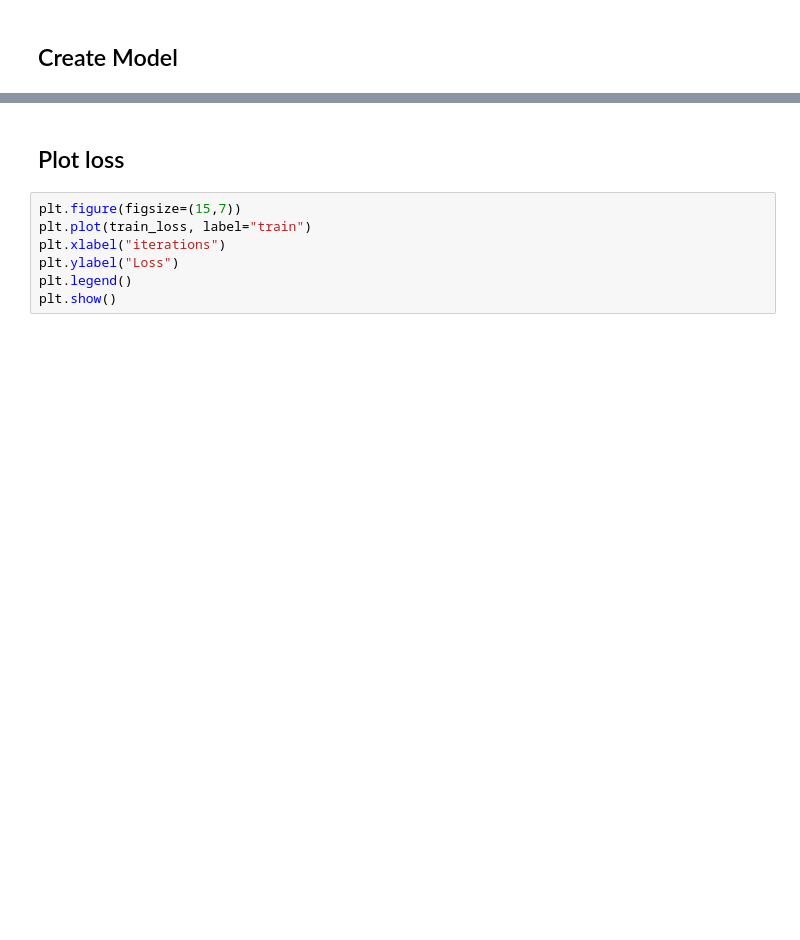
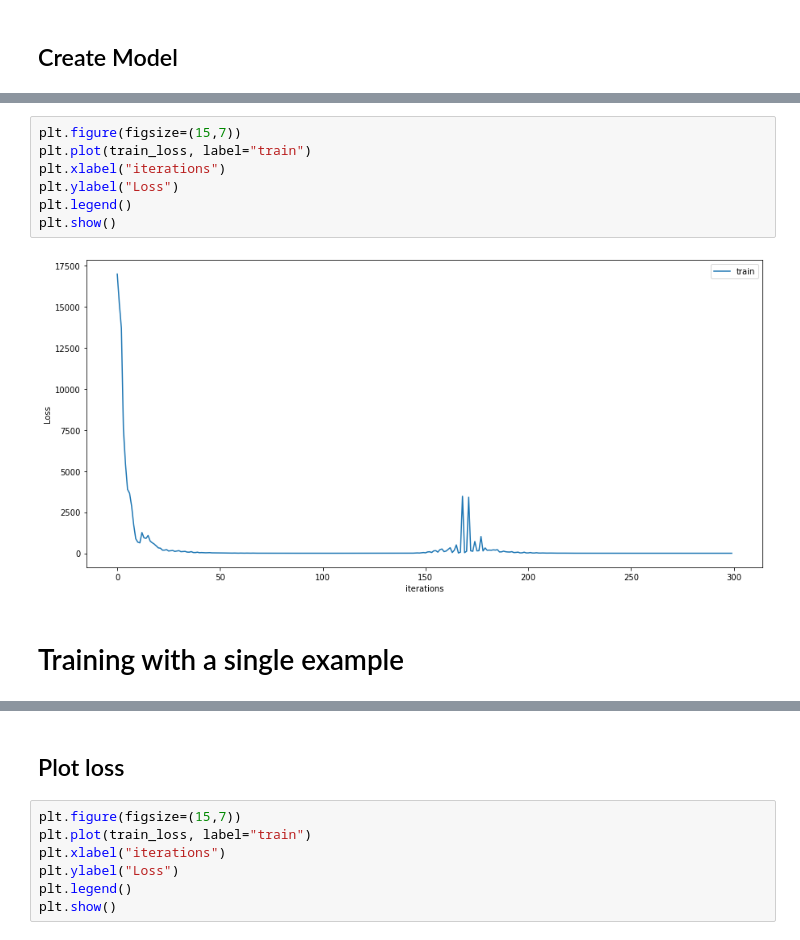
Before and after one commit to nikolanastev/keypoint_detection, a Jupyter notebook: src/baseline.ipynb, the cells around one changed output, grey strips where cells are left out. Drawn from its saved outputs; the diff is of its cells as text; blank space fills up the shorter version.

```diff
--- a/src/baseline.ipynb
+++ b/src/baseline.ipynb
@@ -127,0 +264,11 @@ class ClassificationCNN(nn.Module):
+# %%
+plt.figure(figsize=(15,7))
+plt.plot(train_loss, label="train")
+plt.xlabel("iterations")
+plt.ylabel("Loss")
+plt.legend()
+plt.show()
+# %% [output]
+[figure, added]
+# %% [markdown]
+# Training with a single example
```
Also changed, not shown: parts of 36 cells of this notebook.
